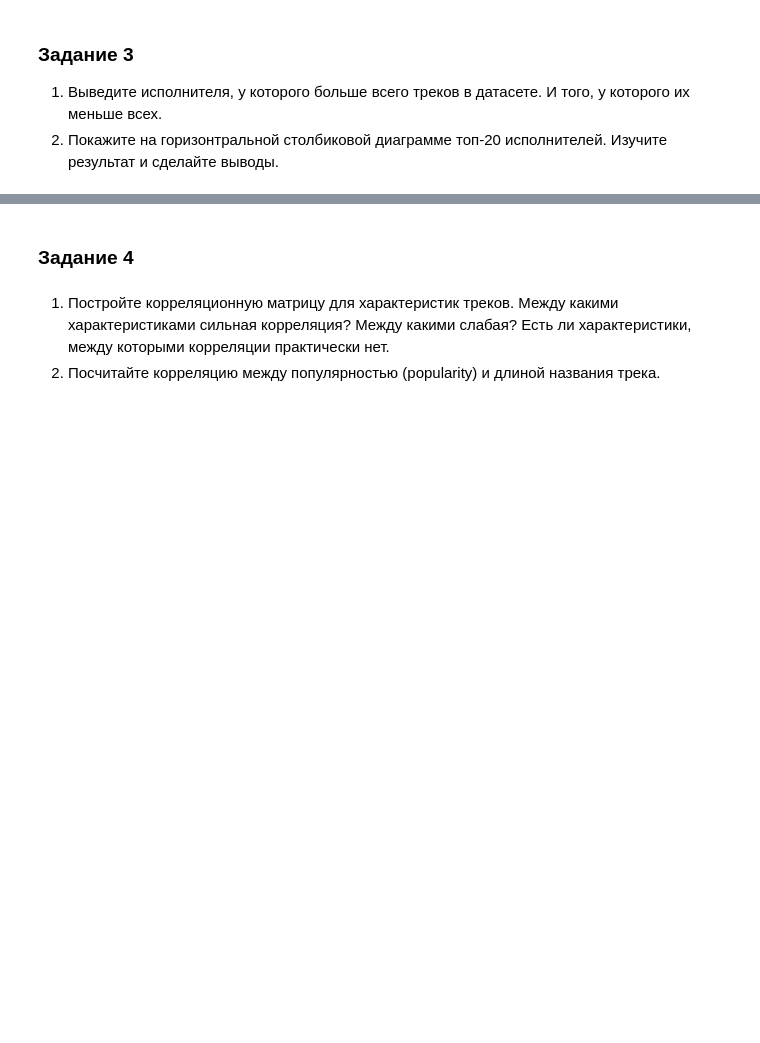
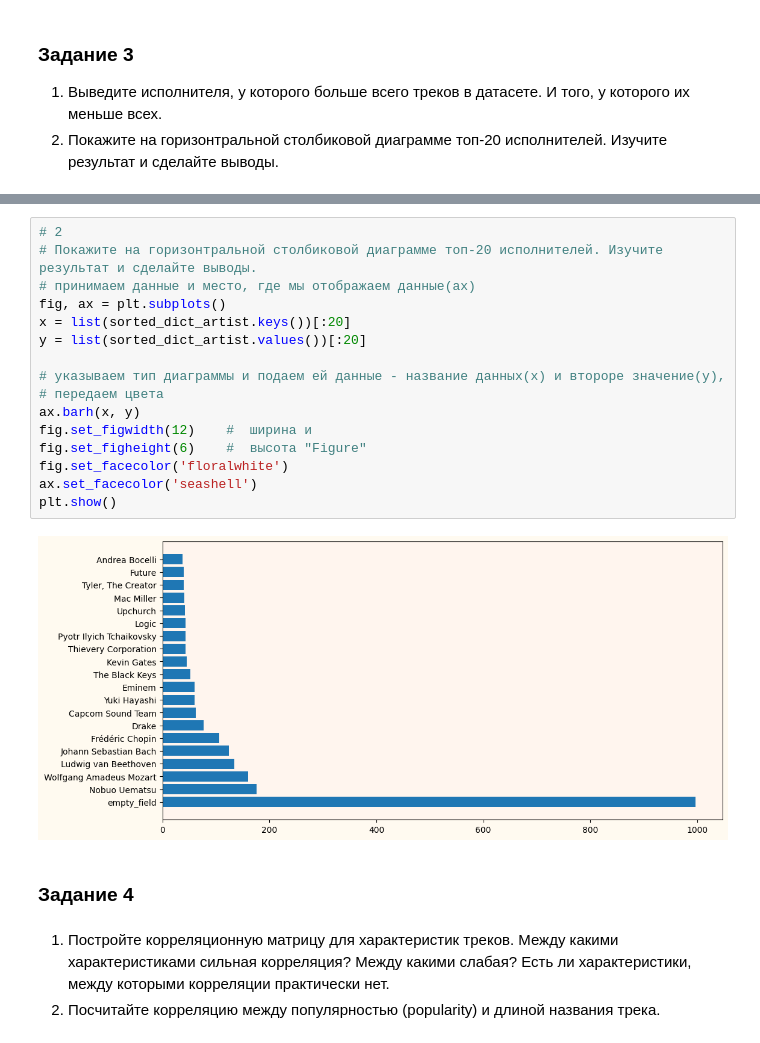
Before and after one commit to Daria13-gif/cs102, a Jupyter notebook: Копия_блокнота_"Практическая_работа_6_22_23_ipynb".ipynb, the cells around one changed output, grey strips where cells are left out. Cells and saved outputs as stored; diff of their text form; blank space fills up the shorter version.

```diff
--- a/Копия_блокнота_"Практическая_работа_6_22_23_ipynb".ipynb
+++ b/Копия_блокнота_"Практическая_работа_6_22_23_ipynb".ipynb
@@ -62,3 +209,21 @@ $\color{red}{\text{Создайте для этой работы отдельн
+# %%
+# 2
+# Покажите на горизонтральной столбиковой диаграмме топ-20 исполнителей. Изучите результат и сделайте выводы.
+# принимаем данные и место, где мы отображаем данные(ах)
+fig, ax = plt.subplots()
+x = list(sorted_dict_artist.keys())[:20]
+y = list(sorted_dict_artist.values())[:20]
+
+# указываем тип диаграммы и подаем ей данные - название данных(х) и второре значение(у),
+# передаем цвета
+ax.barh(x, y)
+fig.set_figwidth(12)    #  ширина и
+fig.set_figheight(6)    #  высота "Figure"
+fig.set_facecolor('floralwhite')
+ax.set_facecolor('seashell')
+plt.show()
+# %% [output]
+[figure, added]
 # %% [markdown]
 ### Задание 4
 # %% [markdown]
```
Also changed, not shown: parts of 23 cells of this notebook.
